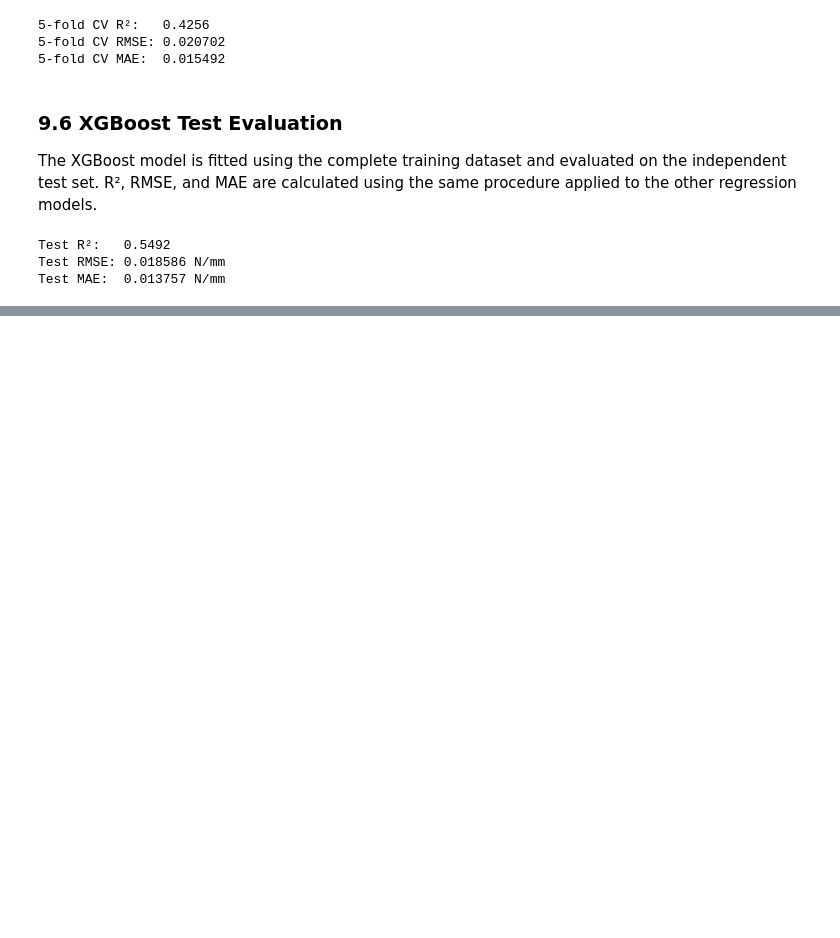
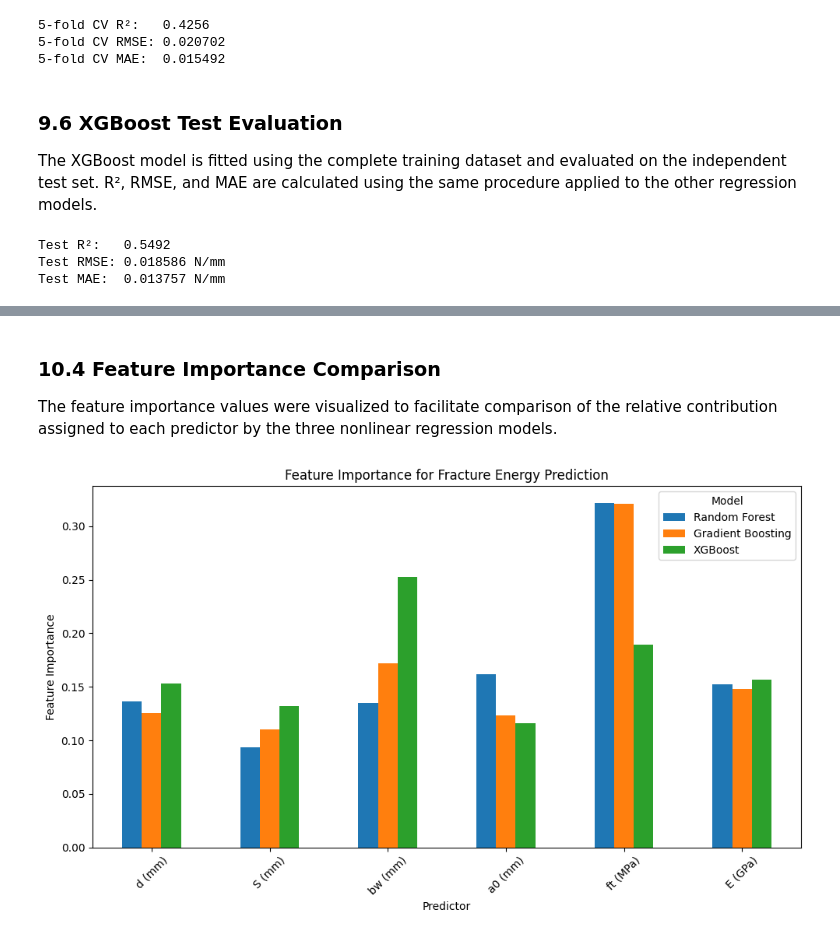
Before and after one commit to yoolmalaak/concrete-crack-and-fracture-analysis, a Jupyter notebook: notebooks/06_fracture_data_analysis.ipynb, the cells around one changed output, grey strips where cells are left out. Drawn from its saved outputs; the diff is of its cells as text; code cells hidden in the pictures; blank space fills up the shorter version.

Commit message:
Fracture data analysis completed

```diff
--- a/notebooks/06_fracture_data_analysis.ipynb
+++ b/notebooks/06_fracture_data_analysis.ipynb
@@ -769,0 +889,9 @@ Test MAE:  0.013757 N/mm
+# %%
+feature_importance = pd.DataFrame({
+    "Feature": predictor_columns,
+    "Random Forest": rf_model.feature_importances_,
+    "Gradient Boosting": gb_model.feature_importances_,
+    "XGBoost": xgb_model.feature_importances_
+})
+
+feature_importance
@@ -769,0 +906,21 @@ Test MAE:  0.013757 N/mm
+# %% [markdown]
+### 10.4 Feature Importance Comparison
+
+The feature importance values were visualized to facilitate comparison of the relative contribution assigned to each predictor by the three nonlinear regression models.
+# %%
+feature_importance_plot = feature_importance.set_index("Feature")
+
+ax = feature_importance_plot.plot(
+    kind="bar",
+    figsize=(10, 6)
+)
+
+ax.set_xlabel("Predictor")
+ax.set_ylabel("Feature Importance")
+ax.set_title("Feature Importance for Fracture Energy Prediction")
+ax.legend(title="Model")
+plt.xticks(rotation=45)
+plt.tight_layout()
+plt.show()
+# %% [output]
+[figure, added]
```
Also changed, not shown: parts of 23 cells of this notebook.
